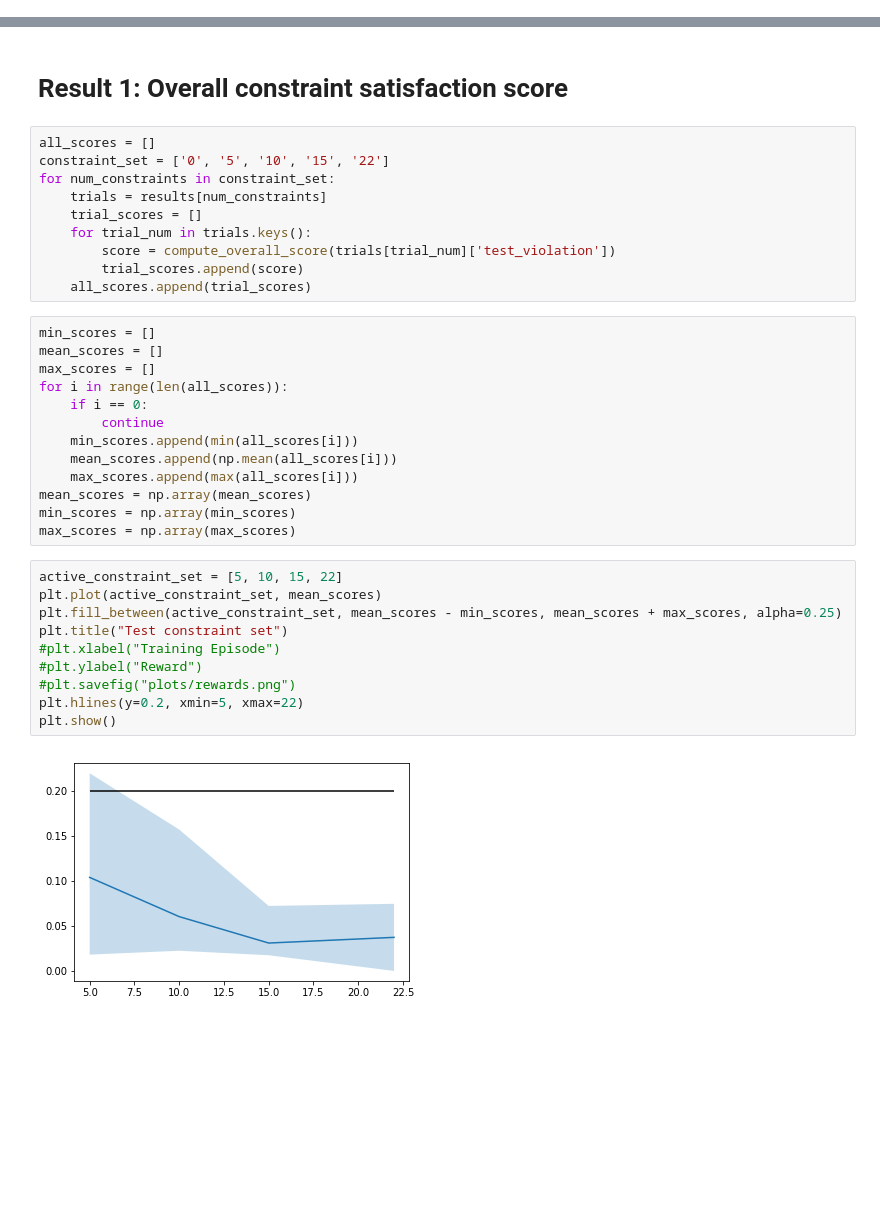
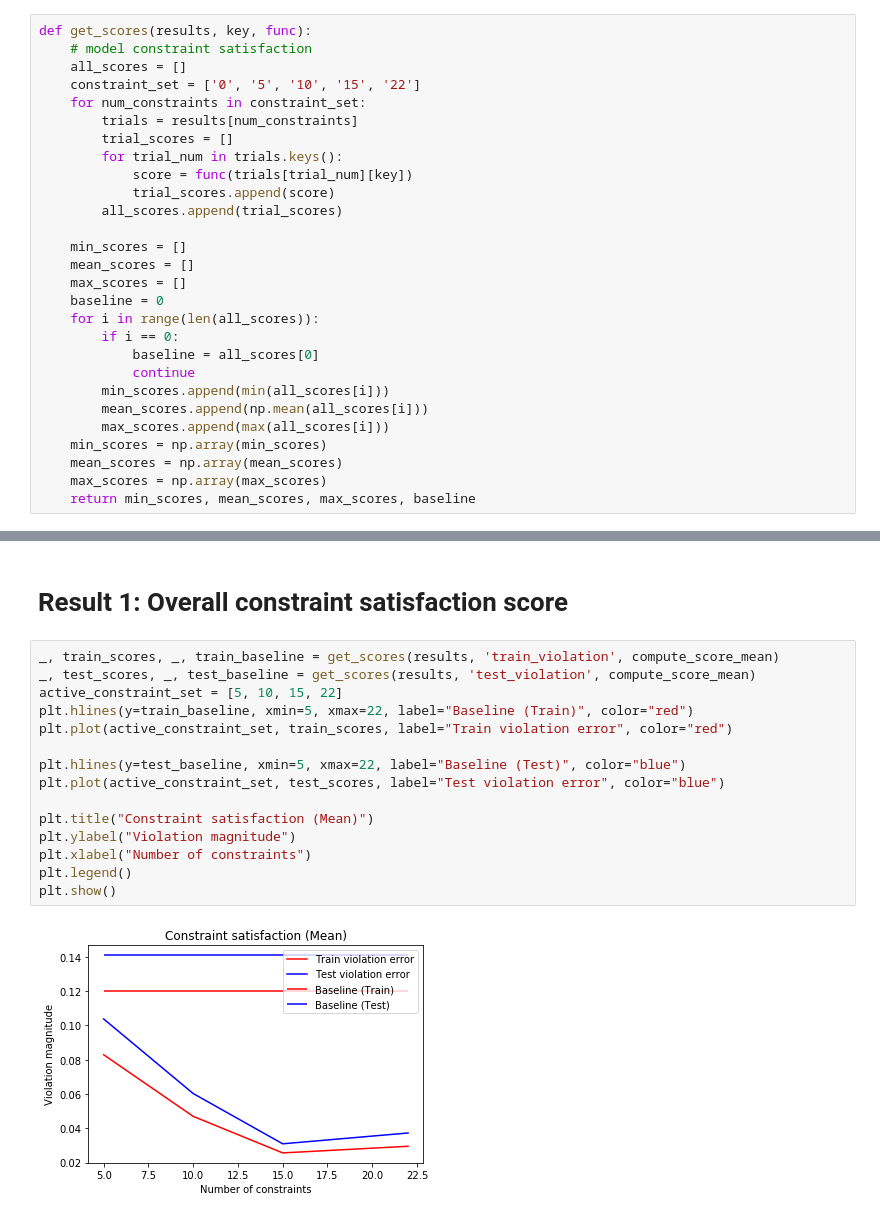
Before and after one commit to neelguha/tensorflow_constrained_optimization, a Jupyter notebook: Process Trial Results.ipynb, the cells around one changed output, grey strips where cells are left out. Saved outputs shown, nothing was run; the diff lists cells and outputs as text; blank space fills up the shorter version.

Commit message:
Fixed bug in violation measurement

```diff
--- a/Process Trial Results.ipynb
+++ b/Process Trial Results.ipynb
@@ -15,0 +24,28 @@ def compute_overall_score(d):
+# %%
+def get_scores(results, key, func):
+    # model constraint satisfaction
+    all_scores = []
+    constraint_set = ['0', '5', '10', '15', '22']
+    for num_constraints in constraint_set:
+        trials = results[num_constraints]
+        trial_scores = []
+        for trial_num in trials.keys():
+            score = func(trials[trial_num][key])
+            trial_scores.append(score)
+        all_scores.append(trial_scores)
+
+    min_scores = []
+    mean_scores = []
+    max_scores = []
+    baseline = 0
+    for i in range(len(all_scores)):
+        if i == 0:
+            baseline = all_scores[0]
+            continue
+        min_scores.append(min(all_scores[i]))
+        mean_scores.append(np.mean(all_scores[i]))
+        max_scores.append(max(all_scores[i]))
+    min_scores = np.array(min_scores)
+    mean_scores = np.array(mean_scores)
+    max_scores = np.array(max_scores)
+    return min_scores, mean_scores, max_scores, baseline
@@ -16,37 +79,19 @@ def compute_overall_score(d):
 # %% [markdown]
 # Result 1: Overall constraint satisfaction score
-# %%
-all_scores = []
-constraint_set = ['0', '5', '10', '15', '22']
-for num_constraints in constraint_set:
-    trials = results[num_constraints]
-    trial_scores = []
-    for trial_num in trials.keys():
-        score = compute_overall_score(trials[trial_num]['test_violation'])
-        trial_scores.append(score)
-    all_scores.append(trial_scores)
-# %%
-min_scores = []
-mean_scores = []
-max_scores = []
-for i in range(len(all_scores)):
-    if i == 0:
-        continue
-    min_scores.append(min(all_scores[i]))
-    mean_scores.append(np.mean(all_scores[i]))
-    max_scores.append(max(all_scores[i]))
-mean_scores = np.array(mean_scores)
-min_scores = np.array(min_scores)
-max_scores = np.array(max_scores)
-# %%
-active_constraint_set = [5, 10, 15, 22]
-plt.plot(active_constraint_set, mean_scores)
-plt.fill_between(active_constraint_set, mean_scores - min_scores, mean_scores + max_scores, alpha=0.25)
-plt.title("Test constraint set")
-#plt.xlabel("Training Episode")
-#plt.ylabel("Reward")
-#plt.savefig("plots/rewards.png")
-plt.hlines(y=0.2, xmin=5, xmax=22)
-plt.show()
-# %% [output]
-[figure, removed]
+# %%
+_, train_scores, _, train_baseline = get_scores(results, 'train_violation', compute_score_mean)
+_, test_scores, _, test_baseline = get_scores(results, 'test_violation', compute_score_mean)
+active_constraint_set = [5, 10, 15, 22]
+plt.hlines(y=train_baseline, xmin=5, xmax=22, label="Baseline (Train)", color="red")
+plt.plot(active_constraint_set, train_scores, label="Train violation error", color="red")
+
+plt.hlines(y=test_baseline, xmin=5, xmax=22, label="Baseline (Test)", color="blue")
+plt.plot(active_constraint_set, test_scores, label="Test violation error", color="blue")
+
+plt.title("Constraint satisfaction (Mean)")
+plt.ylabel("Violation magnitude")
+plt.xlabel("Number of constraints")
+plt.legend()
+plt.show()
+# %% [output]
+[figure, added]
```
Also changed, not shown: parts of 8 cells of this notebook, 2 other files.
